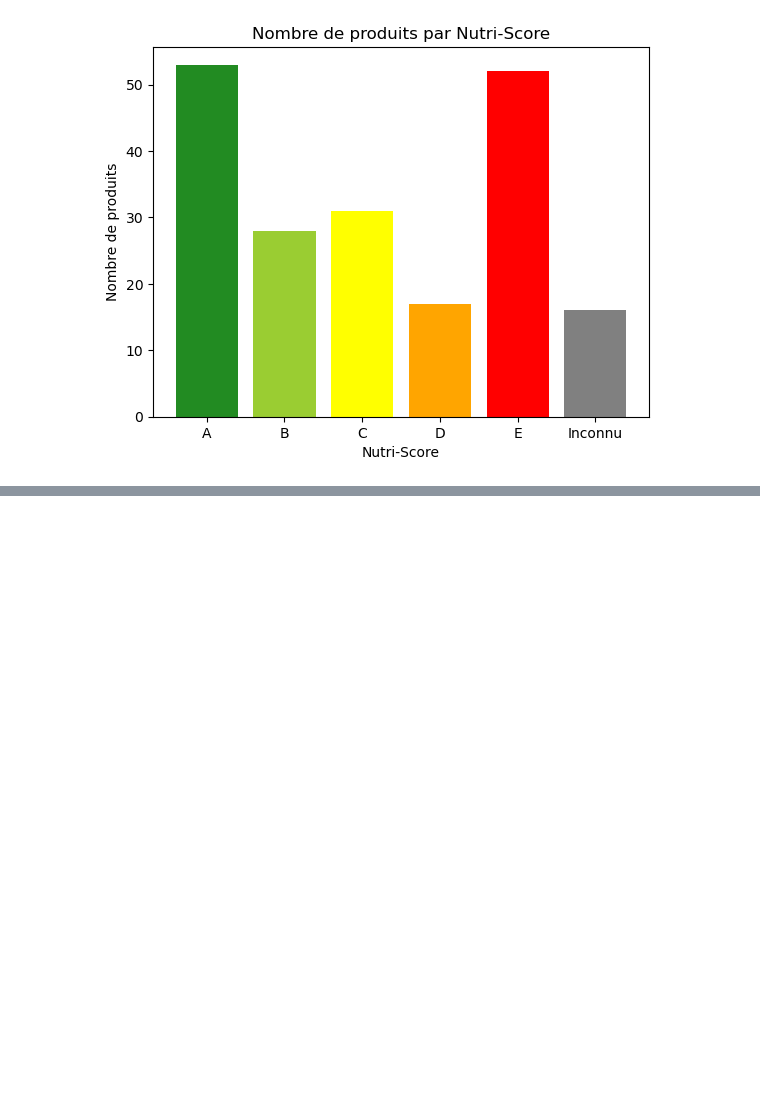
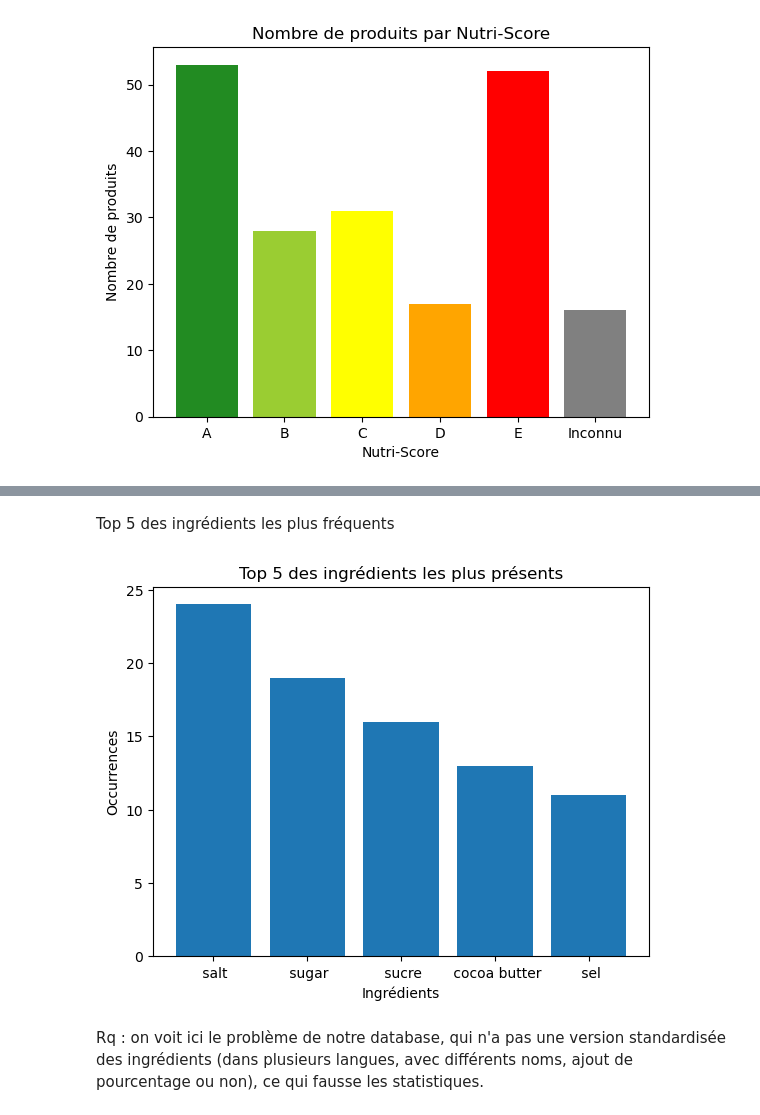
Before and after one commit to DupouyLucie/Web_scraping_food, a Jupyter notebook: src/analyse et visualisation.ipynb, the cells around one changed output, grey strips where cells are left out. Drawn from its saved outputs; the diff is of its cells as text; code cells hidden in the pictures; blank space fills up the shorter version.

Commit message:
barchart-top5-ingredient

```diff
--- a/src/analyse et visualisation.ipynb
+++ b/src/analyse et visualisation.ipynb
@@ -50,0 +64,20 @@ plt.show()
+# %% [markdown]
+Top 5 des ingrédients les plus fréquents
+# %%
+# On crée une ligne par ingrédient
+df_ingredients = df.explode('ingredients')
+
+top_5_ingredients = df_ingredients['ingredients'].value_counts().head(5)
+
+#Affichage du graphique
+plt.bar(top_5_ingredients.index, top_5_ingredients.values)
+
+plt.title('Top 5 des ingrédients les plus présents')
+plt.xlabel('Ingrédients')
+plt.ylabel('Occurrences')
+
+plt.show()
+# %% [output]
+[figure, added]
+# %% [markdown]
+Rq : on voit ici le problème de notre database, qui n'a pas une version standardisée des ingrédients (dans plusieurs langues, avec différents noms, ajout de pourcentage ou non), ce qui fausse les statistiques.
```
Also changed, not shown: parts of 5 cells of this notebook, 4 other files.
